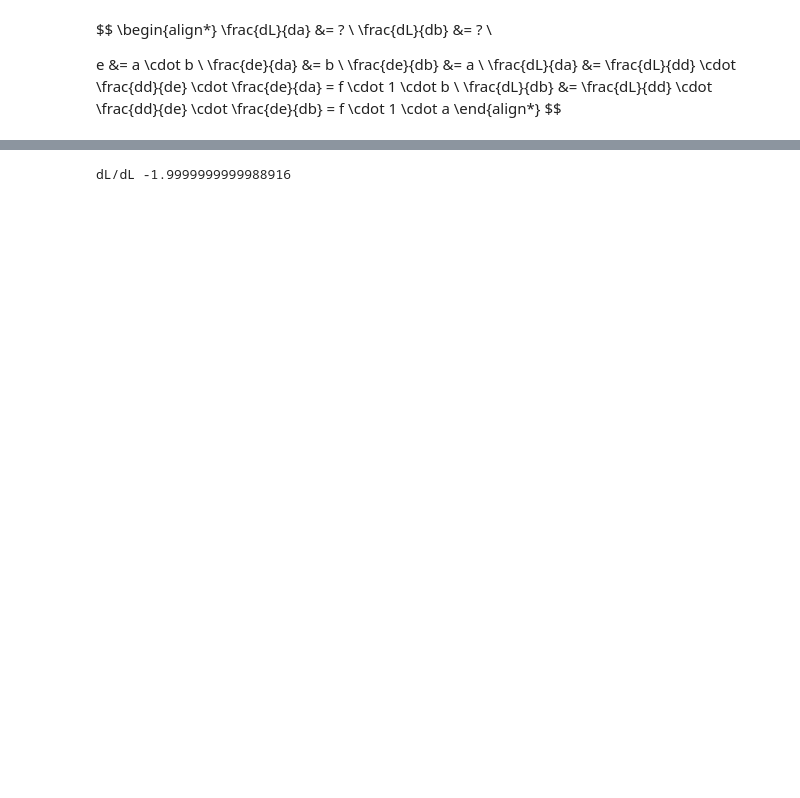
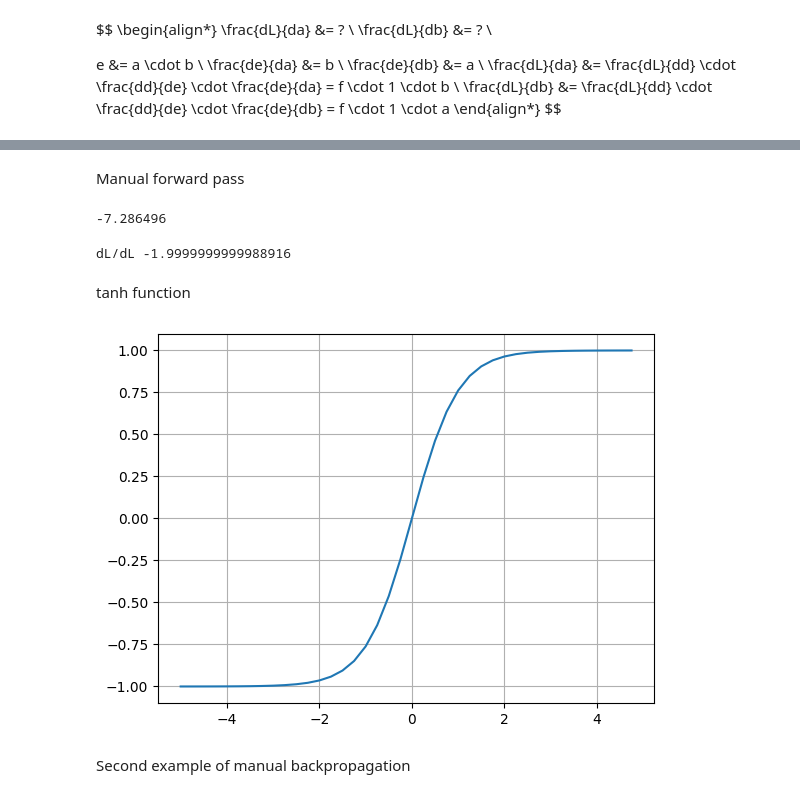
Before and after one commit to Jesus-Almansa/Neural_Network_from_scratch, a Jupyter notebook: Notebooks/Manual_Backpropagation.ipynb, the cells around one changed output, grey strips where cells are left out. Saved outputs shown, nothing was run; the diff lists cells and outputs as text; code cells hidden in the pictures; blank space fills up the shorter version.

```diff
--- a/Notebooks/Manual_Backpropagation.ipynb
+++ b/Notebooks/Manual_Backpropagation.ipynb
@@ -161,6 +168,21 @@ b.grad = e.grad  * 1 * a.data
 draw_dot(L)
 # %% [output]
 [drawing not drawn]
+# %% [markdown]
+Manual forward pass
+# %%
+a.data += a.grad * 0.01
+b.data += b.grad * 0.01
+c.data += c.grad * 0.01
+f.data += f.grad * 0.01
+
+e = a*b
+d = e + c
+L = d*f
+
+print(L.data)
+# %% [output]
+-7.286496
 # %%
 def lol():
 
@@ -190,3 +212,12 @@ def lol():
 lol()
 # %% [output]
 dL/dL -1.9999999999988916
+# %% [markdown]
+tanh function
+# %%
+plt.plot(xs, np.tanh(xs))
+plt.grid()
+# %% [output]
+[figure, added]
+# %% [markdown]
+Second example of manual backpropagation
```
Also changed, not shown: parts of 35 cells of this notebook, 1 other file.
